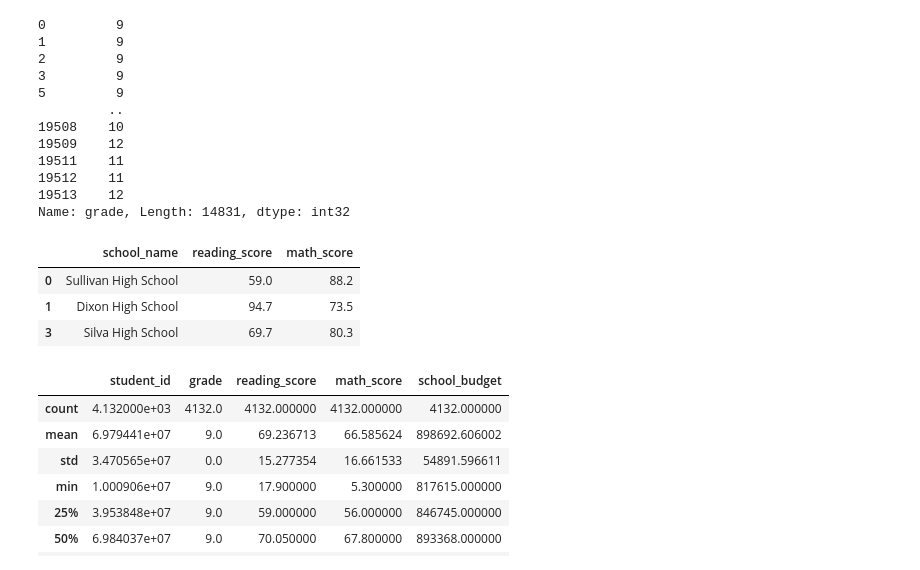
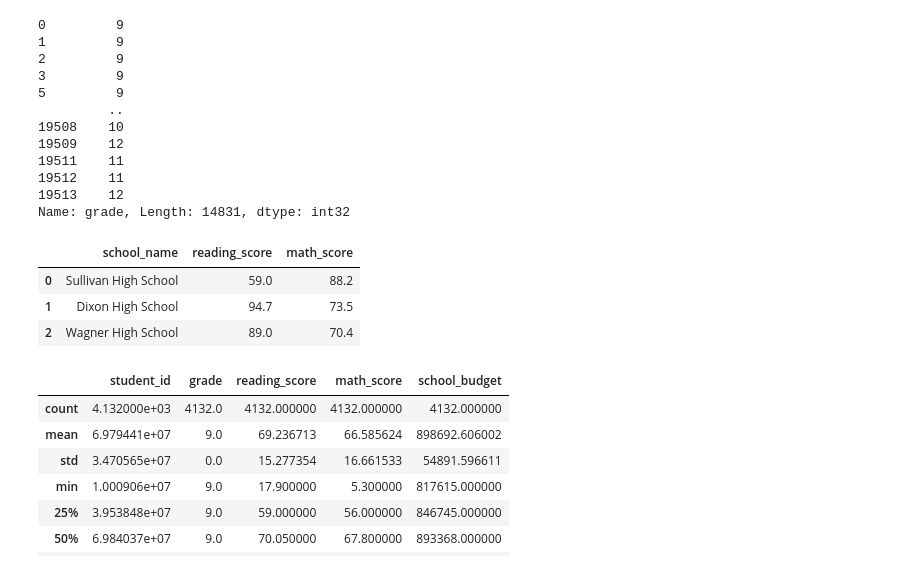
Before and after one commit to Sergg99/Week-4-Challenge, a Jupyter notebook: Challenge_4/Solved/Student_Data_Challenge_Starter_Code.ipynb, the cells around one changed output. Cells and saved outputs as stored; diff of their text form; code cells hidden in the pictures.

```diff
--- a/Challenge_4/Solved/Student_Data_Challenge_Starter_Code.ipynb
+++ b/Challenge_4/Solved/Student_Data_Challenge_Starter_Code.ipynb
@@ -220,12 +220,12 @@ student_df.loc[:,'grade']
 Name: grade, Length: 14831, dtype: int32
 # %%
 # Use `iloc` to display the first 3 rows and columns 3, 4, and 5.
-student_df.iloc[[0,1,3], [3,4,5]]
+student_df.iloc[[0,1,2], [3,4,5]]
 # %% [output]
 |  | school_name | reading_score | math_score |
 | 0 | Sullivan High School | 59.0 | 88.2 |
 | 1 | Dixon High School | 94.7 | 73.5 |
-| 3 | Silva High School | 69.7 | 80.3 |
+| 2 | Wagner High School | 89.0 | 70.4 |
 # %%
 # Select the rows for grade nine and display their summary statistics using `loc` and `describe`.
 Nineth_grade_summary = student_df.loc[student_df["grade"] == 9]
```
